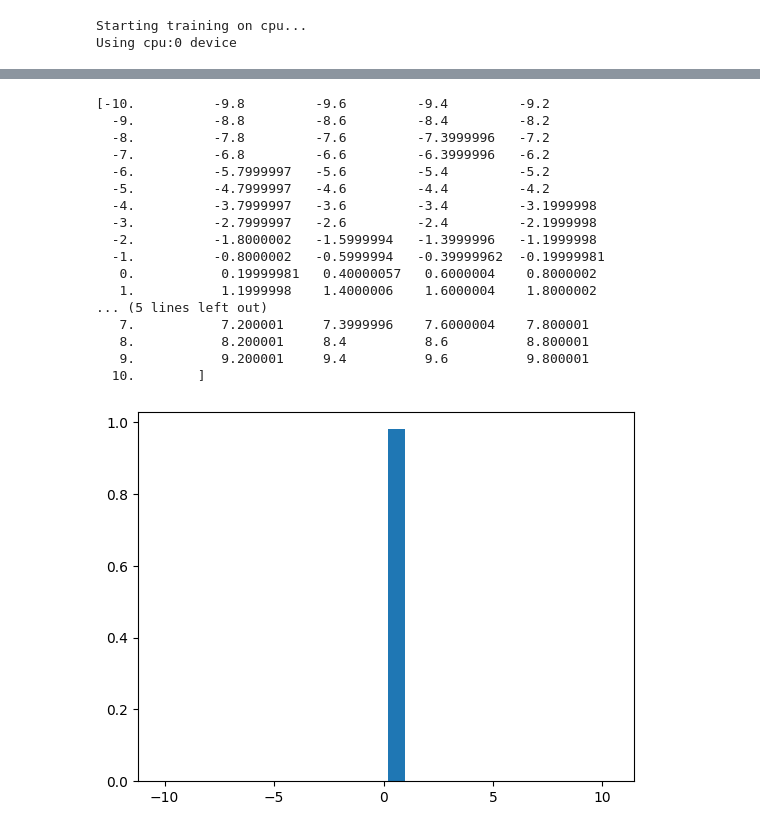
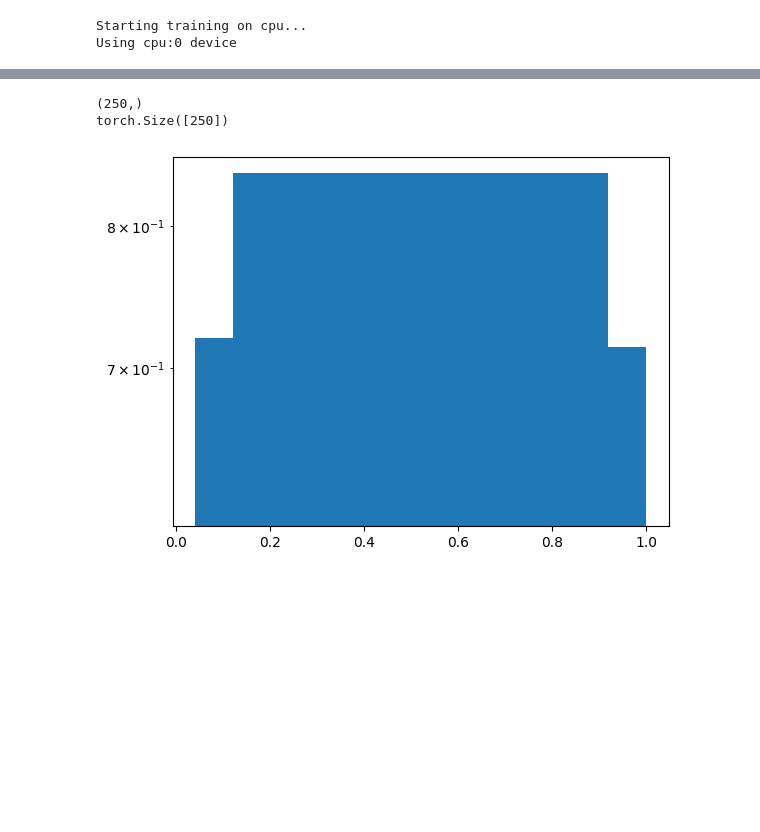
Before and after one commit to vdakov/msc-thesis-learning-priors, a Jupyter notebook: notebooks/experiments-gp-prior.ipynb, the cells around one changed output, grey strips where cells are left out. Cells and saved outputs as stored; diff of their text form; code cells hidden in the pictures; blank space fills up the shorter version.

Commit message:
Add prints

```diff
--- a/notebooks/experiments-gp-prior.ipynb
+++ b/notebooks/experiments-gp-prior.ipynb
@@ -74,11 +74,11 @@ nhead = 4
 nhid = 1024
 dropout = 0.2
 device = 'cuda' if torch.cuda.is_available() else 'cpu'
-num_buckets = 100
-min_y = -10
-max_y = 10
+num_buckets = 1000
+min_y = -5
+max_y = 5
 num_features = 1
-num_outputs = 100
+num_outputs = 1000
 my_prior_dist = dist.Uniform(low=0.1, high=1)
 
 sampler = DistributionSampler(my_prior_dist)
@@ -125,7 +125,7 @@ if permutation_invariant_max_eval_pos is not None:
 
 context_delimiter_generator = get_sampler(permutation_invariant_max_eval_pos)
 
-transformer_configuration = (emsize, nhead, nhid, nlayers, dropout, num_features, num_outputs, input_normalization, y_encoder_generator, sequence_length, fuse_x_y, prior_prediction, num_test_parameters = 1)
+transformer_configuration = (emsize, nhead, nhid, nlayers, dropout, num_features, num_outputs, input_normalization, y_encoder_generator, sequence_length, fuse_x_y, prior_prediction, num_test_parameters)
 training_configuration = (epochs, steps_per_epoch, batch_size, sequence_length, lr, warmup_epochs, aggregate_k_gradients, scheduler, prior_prediction)
 generators = (encoder_generator, y_encoder_generator, pos_encoder_generator)
 prior = gp_prior.GaussianProcessPriorGenerator()
@@ -248,11 +248,11 @@ nhead = 4
 nhid = 1024
 dropout = 0.2
 device = 'cuda' if torch.cuda.is_available() else 'cpu'
-num_buckets = 100
-min_y = -10
-max_y = 10
+num_buckets = 250
+min_y = -5
+max_y = 5
 num_features = 1
-num_outputs = 100
+num_outputs = 250
 my_prior_dist = dist.Uniform(low=0.4, high=0.6)
 sampler = DistributionSampler(my_prior_dist)
 prior_hyperparameters = {'num_features': num_features, 'num_outputs': num_outputs, 'device': device, 'kernel': "rbf", "length_scale_sampling": sampler}
@@ -325,7 +325,7 @@ Starting training on cpu...
 Using cpu:0 device
 # %%
 num_points_in_dataset = 15
-hyperparameters = { 'kernel': "rbf", 'length_scale': 0.5, "length_scale_sampling": DistributionSampler(dist.Uniform(low=0.5, high=0.51))}
+hyperparameters = { 'kernel': "rbf", 'length_scale': 0.4, "length_scale_sampling": DistributionSampler(dist.Uniform(low=0.4, high=0.41))}
 train_X, train_Y, y_target, lengthscale = prior.get_datasets_from_prior(1, num_points_in_dataset, 1, **hyperparameters)
 train_X = train_X.to(device)
 train_Y = train_Y.to(device)
@@ -367,26 +367,17 @@ tensor([[2.2310e-04, 1.3353e-04, 2.1978e-04, 1.1379e-04, 2.8868e-04, 1.4440e-04,
 # %%
 import matplotlib.pyplot as plt
 
 borders = model.criterion.borders.detach().cpu().numpy()
+borders = borders[1:]
+print(borders.shape)
+values = torch.squeeze(outputs[1])
+print(values.shape)
+threshold = 0.1
+mask = torch.squeeze(outputs[1] > threshold)
 #outputs[1] because this is the lengthscale
-plt.bar(borders[1:], torch.squeeze(outputs[1]))
+plt.bar(borders[mask], values[mask], log=True, linewidth=0.1)
 plt.show()
 # %% [output]
-[-10.          -9.8         -9.6         -9.4         -9.2
-  -9.          -8.8         -8.6         -8.4         -8.2
-  -8.          -7.8         -7.6         -7.3999996   -7.2
-  -7.          -6.8         -6.6         -6.3999996   -6.2
-  -6.          -5.7999997   -5.6         -5.4         -5.2
-  -5.          -4.7999997   -4.6         -4.4         -4.2
-  -4.          -3.7999997   -3.6         -3.4         -3.1999998
-  -3.          -2.7999997   -2.6         -2.4         -2.1999998
-  -2.          -1.8000002   -1.5999994   -1.3999996   -1.1999998
-  -1.          -0.8000002   -0.5999994   -0.39999962  -0.19999981
-   0.           0.19999981   0.40000057   0.6000004    0.8000002
-   1.           1.1999998    1.4000006    1.6000004    1.8000002
-... (5 lines left out)
-   7.           7.200001     7.3999996    7.6000004    7.800001
-   8.           8.200001     8.4          8.6          8.800001
-   9.           9.200001     9.4          9.6          9.800001
-  10.        ]
+(250,)
+torch.Size([250])
-[figure, old version]
+[figure, new version]
```
Also changed, not shown: parts of 2 cells of this notebook, 2 other files.
